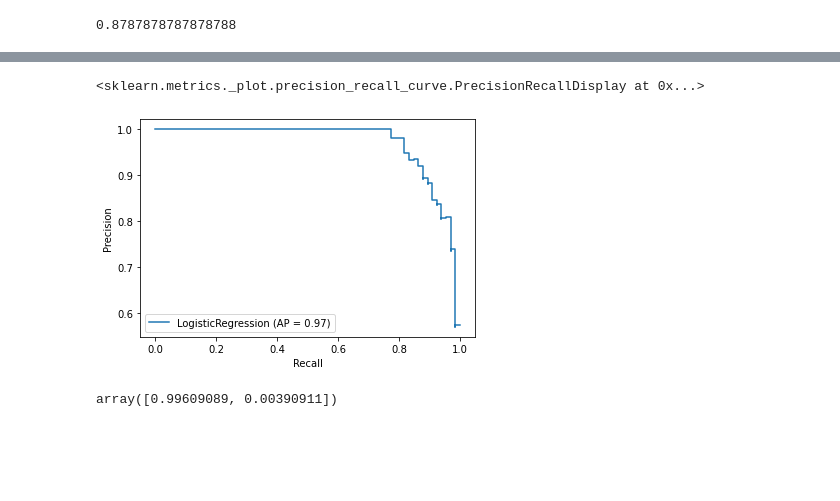
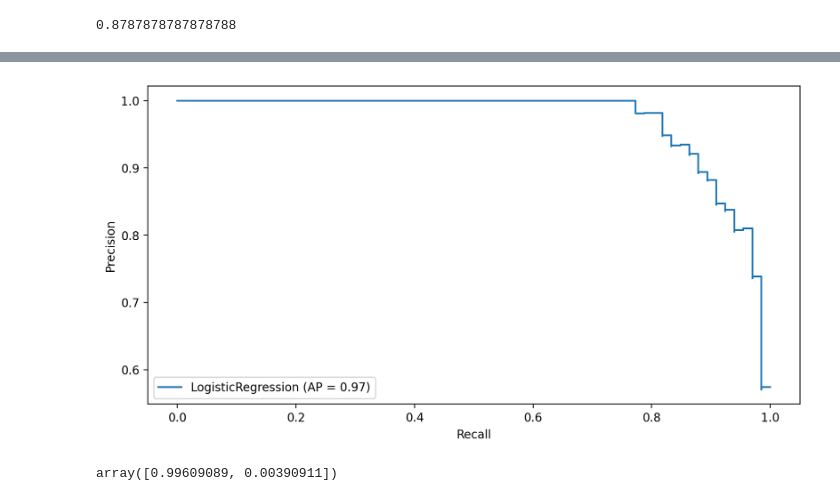
Before and after one commit to datathon21/breast_cancer_prediction, a Jupyter notebook: my_notebook.ipynb, the cells around one changed output, grey strips where cells are left out. Saved outputs shown, nothing was run; the diff lists cells and outputs as text; code cells hidden in the pictures; blank space fills up the shorter version.

```diff
--- a/my_notebook.ipynb
+++ b/my_notebook.ipynb
@@ -301,9 +297,10 @@ plot_roc_curve(log_model, scaled_X_test, y_test,ax=ax)
 [figure]
-# %%
-plot_precision_recall_curve(log_model, scaled_X_test, y_test)
-# %% [output]
-<sklearn.metrics._plot.precision_recall_curve.PrecisionRecallDisplay at 0x...>
-[figure, removed]
+# %%
+fig,ax = plt.subplots(figsize=(10,5),dpi=200)
+plot_precision_recall_curve(log_model, scaled_X_test, y_test,ax=ax)
+plt.savefig('RecallCurve.jpg')
+# %% [output]
+[figure, added]
 # %%
 log_model.predict_proba(scaled_X_test)[0]
 # %% [output]
```
Also changed, not shown: parts of 9 cells of this notebook, 13 other files.
